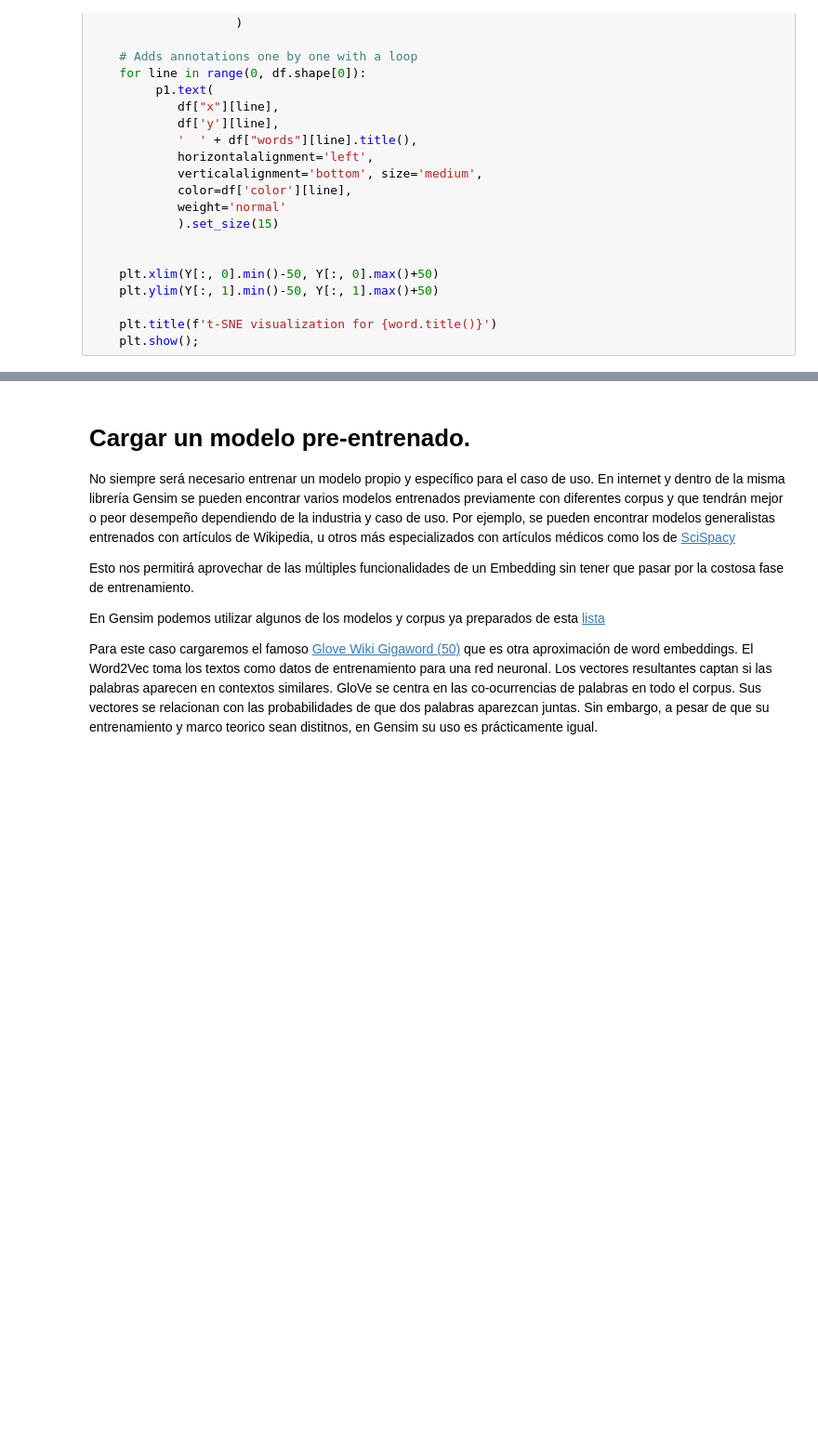
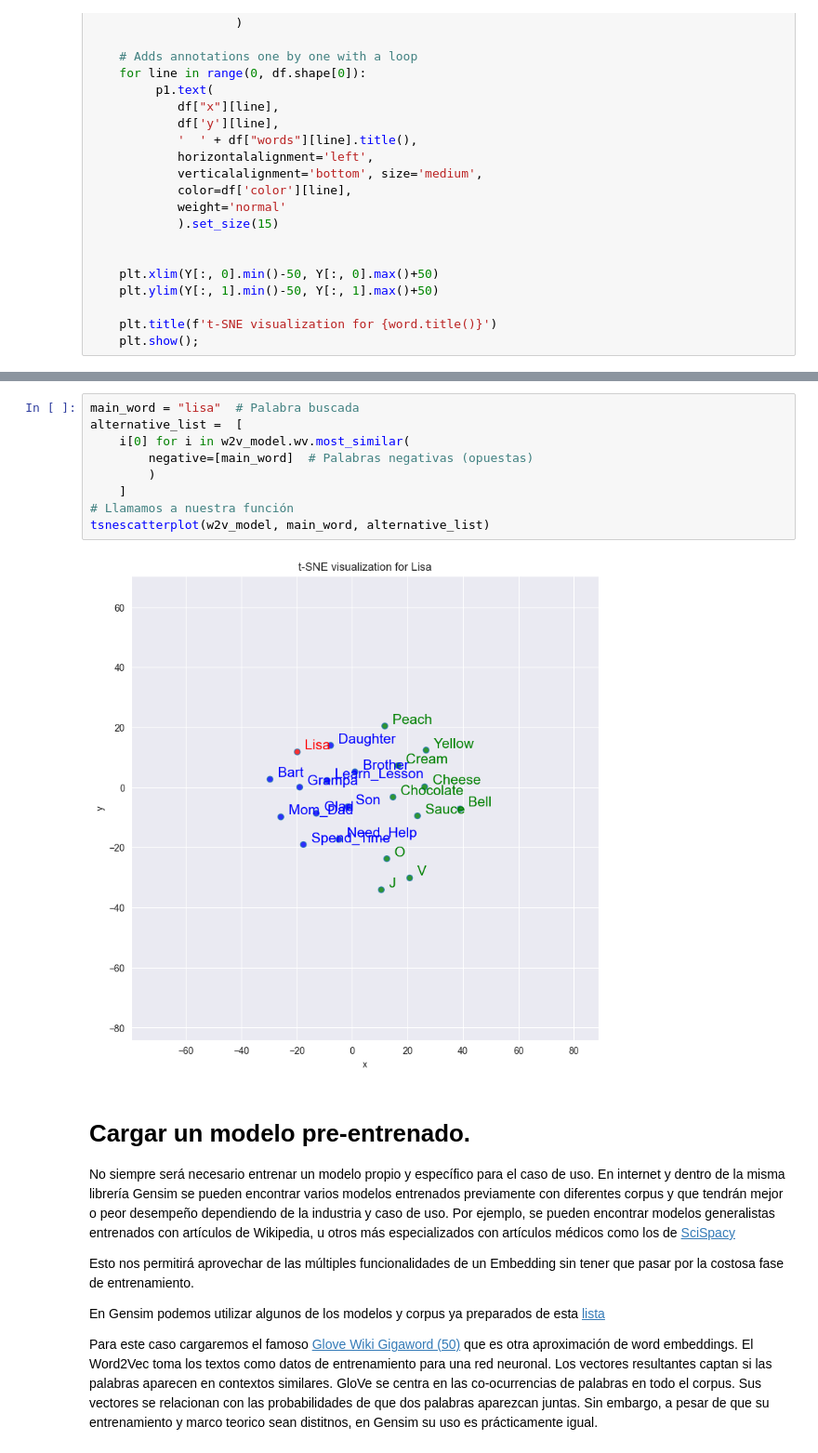
Before and after one commit to patofw/ml_tutorials, a Jupyter notebook: NLP/Word2Vec Tutorial.ipynb, the cells around one changed output, grey strips where cells are left out. Shown at 93% size. Saved outputs shown, nothing was run; the diff lists cells and outputs as text; blank space fills up the shorter version.

```diff
--- a/NLP/Word2Vec Tutorial.ipynb
+++ b/NLP/Word2Vec Tutorial.ipynb
@@ -472,3 +476,14 @@ tsnescatterplot(w2v_model, main_word, alternative_list)
+# %%
+main_word = "lisa"  # Palabra buscada
+alternative_list =  [
+    i[0] for i in w2v_model.wv.most_similar(
+        negative=[main_word]  # Palabras negativas (opuestas)
+        )
+    ]
+# Llamamos a nuestra función
+tsnescatterplot(w2v_model, main_word, alternative_list)
+# %% [output]
+[figure, added]
 # %% [markdown]
 # Cargar un modelo pre-entrenado.
 
```
Also changed, not shown: parts of 41 cells of this notebook, 2 other files.
